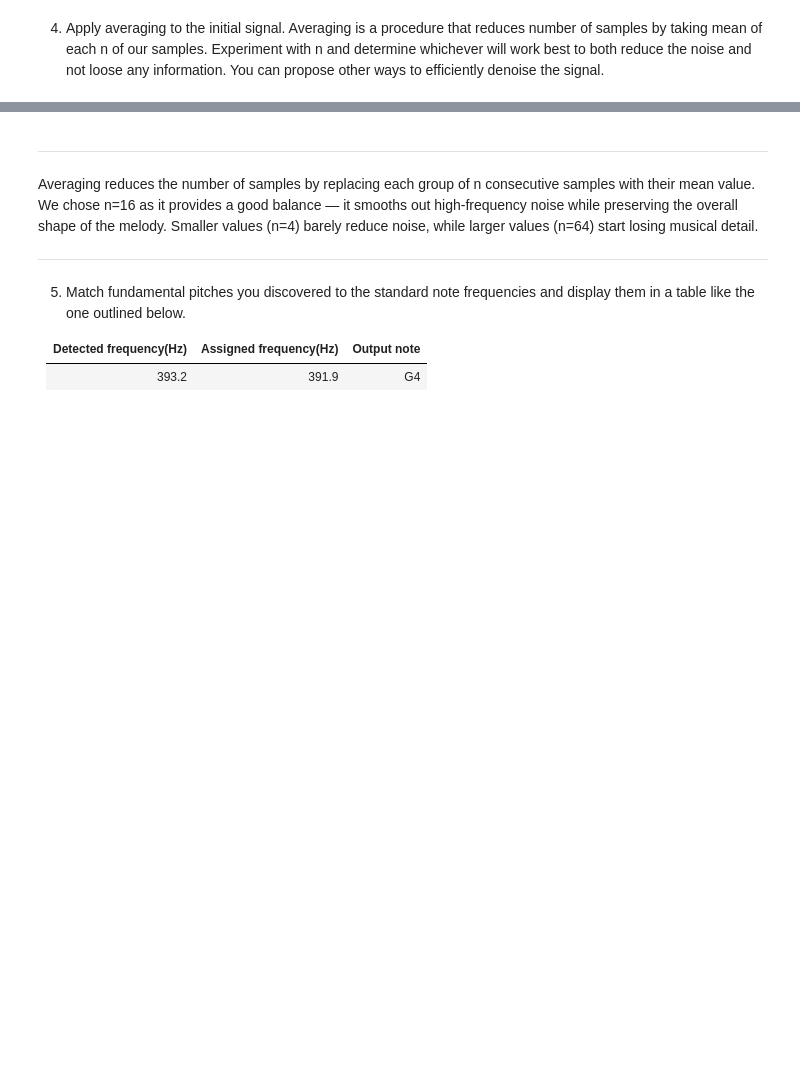
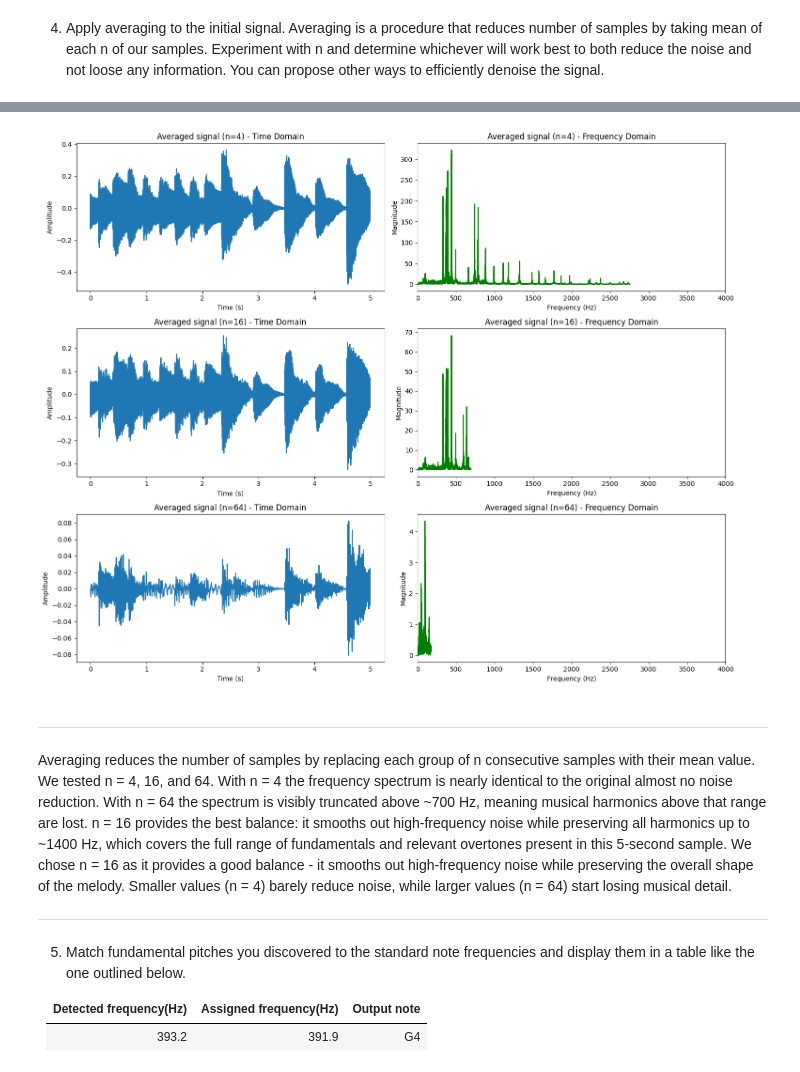
Before and after one commit to MariiaHamanuk/LaLab2, a Jupyter notebook: LA_Lab_2_Template_2025.ipynb, the cells around one changed output, grey strips where cells are left out. Cells and saved outputs as stored; diff of their text form; code cells hidden in the pictures; blank space fills up the shorter version.

```diff
--- a/LA_Lab_2_Template_2025.ipynb
+++ b/LA_Lab_2_Template_2025.ipynb
@@ -368,7 +397,29 @@ plt.show()
+# %%
+fig, axes = plt.subplots(3, 2, figsize=(15, 12))
+
+for idx, n in enumerate([4, 16, 64]):
+    averaged = samples[:len(samples) - len(samples) % n].reshape(-1, n).mean(axis=1)
+    axes[idx, 0].plot(np.linspace(0, 5, len(averaged)), averaged)
+    axes[idx, 0].set_title(f'Averaged signal (n={n}) - Time Domain')
+    axes[idx, 0].set_xlabel('Time (s)')
+    axes[idx, 0].set_ylabel('Amplitude')
+    avg_freqs = np.fft.rfftfreq(len(averaged), n / sampling_rate)
+    axes[idx, 1].plot(avg_freqs, np.abs(np.fft.rfft(averaged)), color='green')
+    axes[idx, 1].set_title(f'Averaged signal (n={n}) - Frequency Domain')
+    axes[idx, 1].set_xlabel('Frequency (Hz)')
+    axes[idx, 1].set_ylabel('Magnitude')
+    axes[idx, 1].set_xlim(0, 4000)
+
+plt.tight_layout()
+n = 16
+averaged = samples[:len(samples) - len(samples) % n].reshape(-1, n).mean(axis=1)
+# %% [output]
+[figure, added]
 # %% [markdown]
 ---
 
-Averaging reduces the number of samples by replacing each group of n consecutive samples with their mean value. We chose n=16 as it provides a good balance — it smooths out high-frequency noise while preserving the overall shape of the melody. Smaller values (n=4) barely reduce noise, while larger values (n=64) start losing musical detail.
+Averaging reduces the number of samples by replacing each group of n consecutive samples with their mean value.
+We tested n = 4, 16, and 64. With n = 4 the frequency spectrum is nearly identical to the original almost no noise reduction. With n = 64 the spectrum is visibly truncated above ~700 Hz, meaning musical harmonics above that range are lost. n = 16 provides the best balance: it smooths out high-frequency noise while preserving all harmonics up to ~1400 Hz, which covers the full range of fundamentals and relevant overtones present in this 5-second sample. We chose n = 16 as it provides a good balance - it smooths out high-frequency noise while preserving the overall shape of the melody. Smaller values (n = 4) barely reduce noise, while larger values (n = 64) start losing musical detail.
 
 ---
 # %% [markdown]
```
Also changed, not shown: parts of 38 cells of this notebook.
